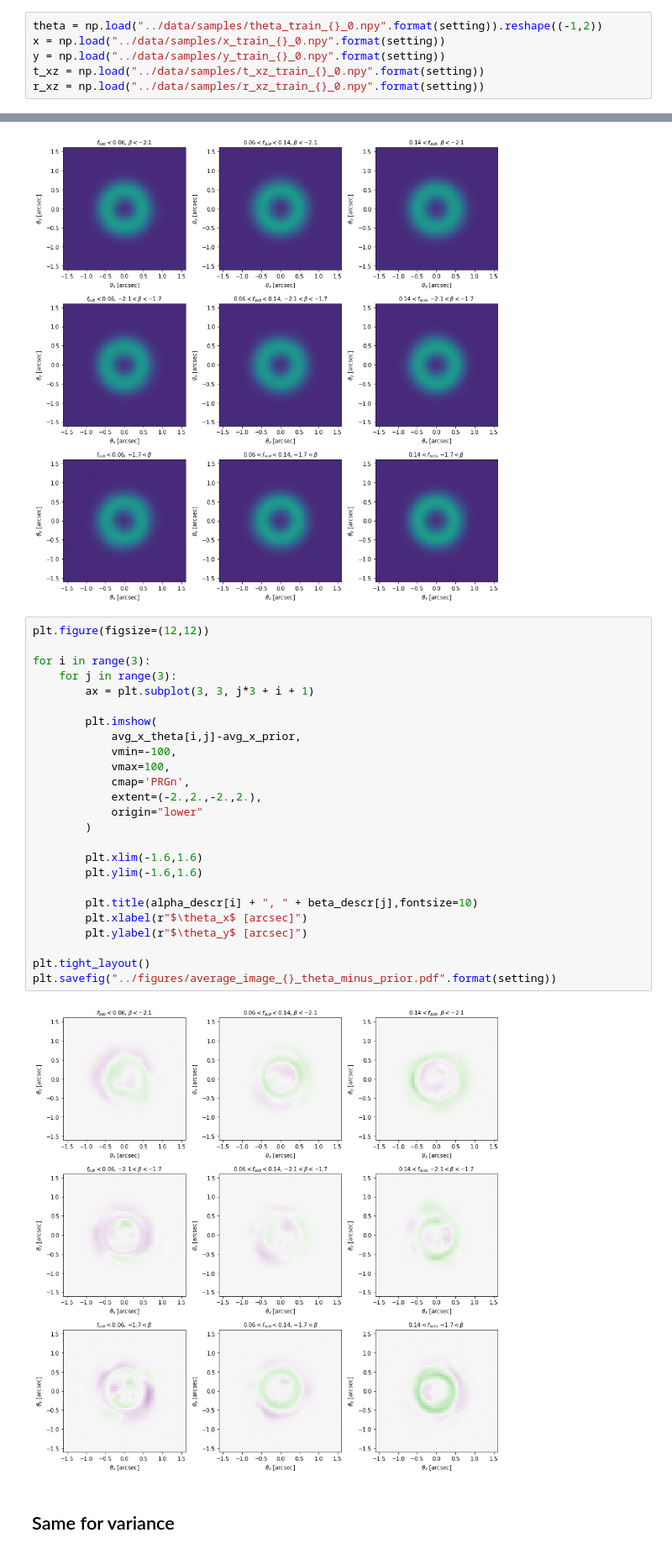
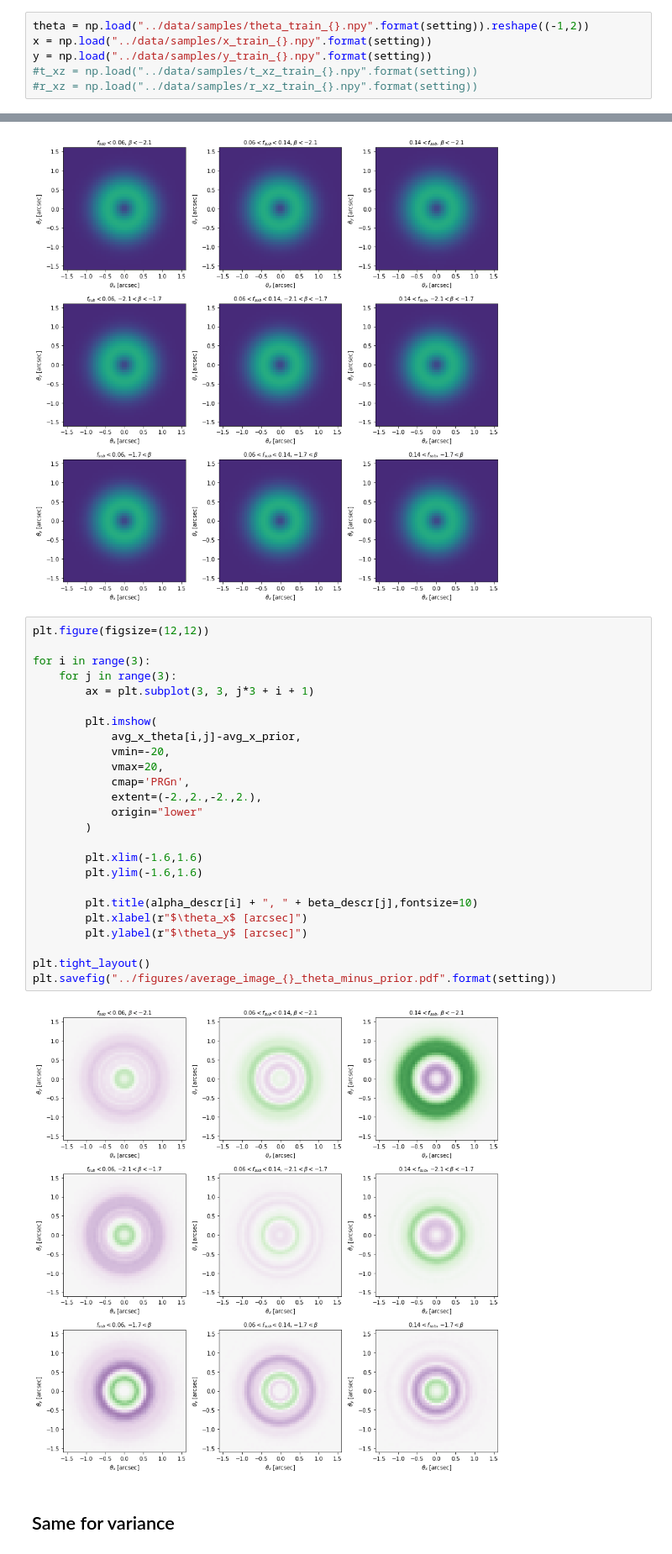
Before and after one commit to smsharma/mining-for-substructure-lens, a Jupyter notebook: notebooks/02_plot_average_images.ipynb, the cells around one changed output, grey strips where cells are left out. Shown: that part at 84% size. Cells and saved outputs as stored; diff of their text form.

```diff
--- a/notebooks/02_plot_average_images.ipynb
+++ b/notebooks/02_plot_average_images.ipynb
@@ -28,6 +28,6 @@ del x
 # %%
-theta = np.load("../data/samples/theta_train_{}_0.npy".format(setting)).reshape((-1,2))
-x = np.load("../data/samples/x_train_{}_0.npy".format(setting))
-y = np.load("../data/samples/y_train_{}_0.npy".format(setting))
-t_xz = np.load("../data/samples/t_xz_train_{}_0.npy".format(setting))
-r_xz = np.load("../data/samples/r_xz_train_{}_0.npy".format(setting))
+theta = np.load("../data/samples/theta_train_{}.npy".format(setting)).reshape((-1,2))
+x = np.load("../data/samples/x_train_{}.npy".format(setting))
+y = np.load("../data/samples/y_train_{}.npy".format(setting))
+#t_xz = np.load("../data/samples/t_xz_train_{}.npy".format(setting))
+#r_xz = np.load("../data/samples/r_xz_train_{}.npy".format(setting))
@@ -114,30 +130,30 @@ plt.savefig("../figures/average_image_{}_theta.pdf".format(setting))
 # %%
 plt.figure(figsize=(12,12))
 
 for i in range(3):
     for j in range(3):
         ax = plt.subplot(3, 3, j*3 + i + 1)
 
         plt.imshow(
             avg_x_theta[i,j]-avg_x_prior,
-            vmin=-100,
-            vmax=100,
+            vmin=-20,
+            vmax=20,
             cmap='PRGn',
             extent=(-2.,2.,-2.,2.),
             origin="lower"
         )
 
         plt.xlim(-1.6,1.6)
         plt.ylim(-1.6,1.6)
 
         plt.title(alpha_descr[i] + ", " + beta_descr[j],fontsize=10)
         plt.xlabel(r"$\theta_x$ [arcsec]")
         plt.ylabel(r"$\theta_y$ [arcsec]")
 
 plt.tight_layout()
 plt.savefig("../figures/average_image_{}_theta_minus_prior.pdf".format(setting))
 # %% [output]
-[figure, old version]
+[figure, new version]
 # %% [markdown]
 ## Same for variance
 # %%
```
Also changed, not shown: parts of 8 cells of this notebook, 15 other files.
